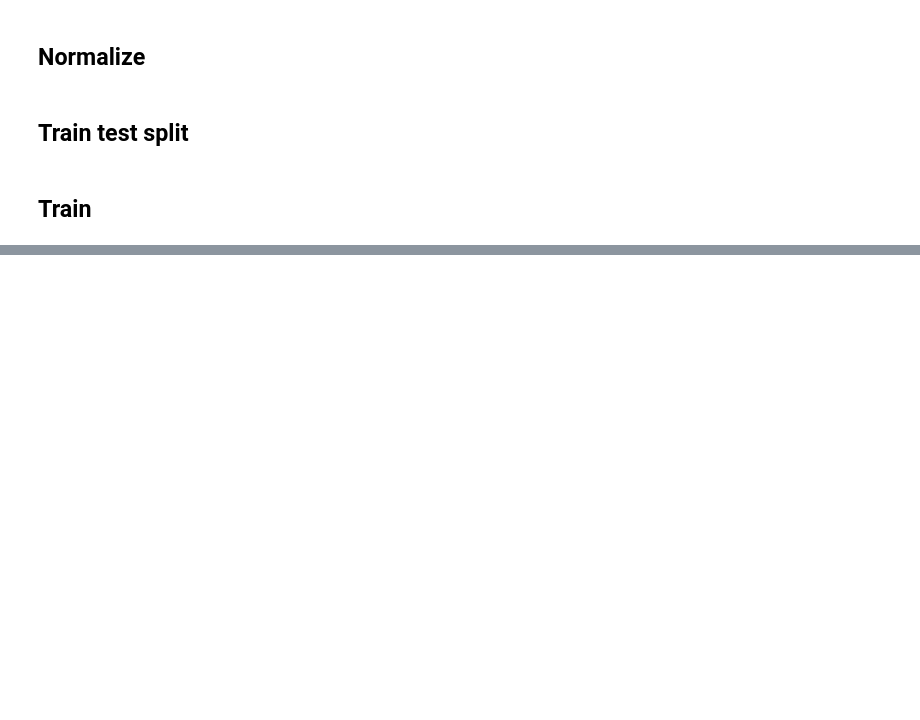
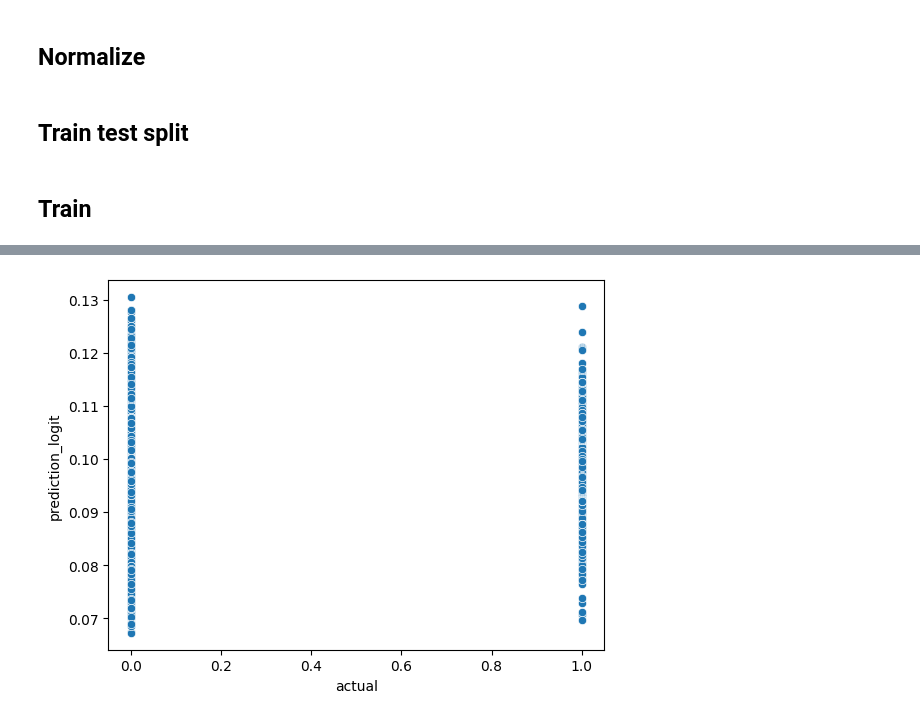
Before and after one commit to emremidilli/Car-Insurance-Risk-Forecasting, a Jupyter notebook: notebooks/04_claim_likelihood_prediction.ipynb, the cells around one changed output, grey strips where cells are left out. Drawn from its saved outputs; the diff is of its cells as text; code cells hidden in the pictures; blank space fills up the shorter version.

```diff
--- a/notebooks/04_claim_likelihood_prediction.ipynb
+++ b/notebooks/04_claim_likelihood_prediction.ipynb
@@ -83,19 +91,22 @@ X_train, X_test, y_train, y_test = train_test_split(X, y, test_size=0.2, random_
 ## Train
 # %%
 model = Sequential([
-    Dense(64, activation='relu', input_shape=(X_train.shape[1],)),
-    Dense(64, activation='relu'),
-    Dense(1,  activation='sigmoid')
+    Dense(32, activation='relu', input_shape=(X_train.shape[1],)),
+    Dense(32, activation='relu'),
+    Dense(1, activation='sigmoid')
 ])
 
 early_stopping = EarlyStopping(monitor='val_loss', patience=10, restore_best_weights=True)
+learning_rate = 0.001
+optimizer = tf.keras.optimizers.Adam(learning_rate=learning_rate)
 
 # Compile the model
 # Compile the model
 model.compile(
-    optimizer='adam',
+    optimizer=optimizer,
     loss='binary_crossentropy',  # Binary crossentropy loss for binary classification
     metrics=['accuracy'])
+
 # Train the model
 history = model.fit(
     X_train, y_train,
@@ -160,0 +149,10 @@ plt.show()
+# %%
+df_comparision = pd.DataFrame(y_test, columns=['actual'])
+
+df_comparision.loc[:, 'prediction_logit'] = predictions
+
+g = sns.scatterplot(df_comparision, x='actual', y='prediction_logit')
+
+plt.show()
+# %% [output]
+[figure, added]
```
Also changed, not shown: parts of 15 cells of this notebook.
